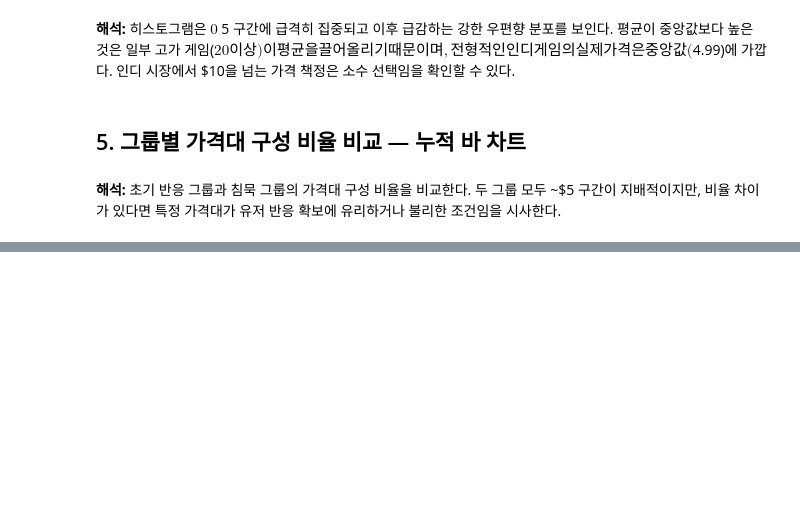
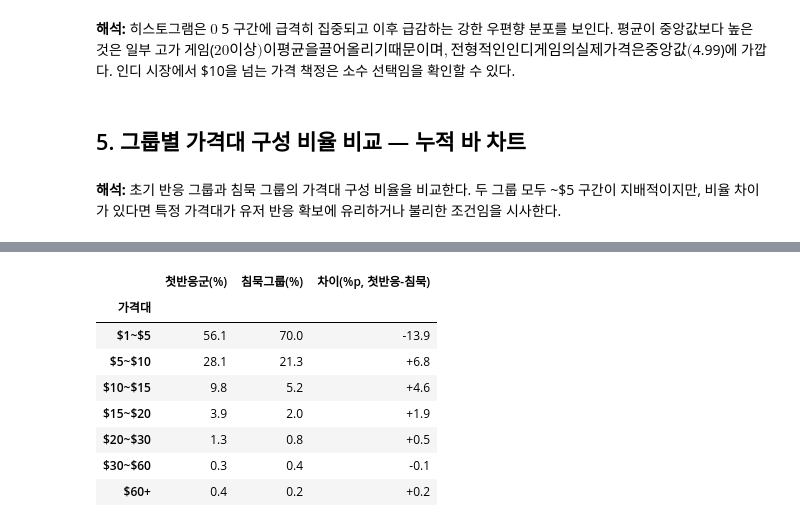
Before and after one commit to jinnyjinnyjinjin/steam-indie-game-analysis, a Jupyter notebook: src/notebooks/jin/20_price_distribution.ipynb, the cells around one changed output, grey strips where cells are left out. Drawn from its saved outputs; the diff is of its cells as text; code cells hidden in the pictures; blank space fills up the shorter version.

```diff
--- a/src/notebooks/jin/20_price_distribution.ipynb
+++ b/src/notebooks/jin/20_price_distribution.ipynb
@@ -239,0 +250,76 @@ fig.show()
+# %%
+# 첫 반응군 필터링
+first = df_response[
+    (df_response['total_reviews'] >= 10) & (df_response['total_reviews'] <= 49)
+].copy()
+
+df_silence_local = df_silence.copy()
+
+for subset in [first, df_silence_local]:
+    subset['price'] = pd.to_numeric(subset['price'], errors='coerce')
+
+first           = first.dropna(subset=['price'])
+df_silence_local = df_silence_local.dropna(subset=['price'])
+
+first['price_range']            = pd.cut(first['price'],            bins=PRICE_BINS, labels=PRICE_LABELS, right=False)
+df_silence_local['price_range'] = pd.cut(df_silence_local['price'], bins=PRICE_BINS, labels=PRICE_LABELS, right=False)
+
+total_first   = len(first)
+total_silence = len(df_silence_local)
+
+first_dist   = (first.groupby('price_range', observed=True)['appid'].count() / total_first   * 100).rename('first_rate')
+silence_dist = (df_silence_local.groupby('price_range', observed=True)['appid'].count() / total_silence * 100).rename('silence_rate')
+
+plot_df = pd.DataFrame({'first_rate': first_dist, 'silence_rate': silence_dist}).reset_index()
+plot_df['diff'] = (plot_df['first_rate'] - plot_df['silence_rate']).round(1)
+
+fig = go.Figure()
+
+# 첫 반응군 바
+fig.add_trace(go.Bar(
+    x=plot_df['price_range'].astype(str),
+    y=plot_df['first_rate'].round(1),
+    name='첫 반응군 비율',
+    marker_color='#4C72B0',
+    text=plot_df['first_rate'].apply(lambda v: f'{v:.1f}%'),
+    textposition='outside',
+    hovertemplate='<b>%{x}</b><br>첫 반응군: %{y:.1f}%<extra></extra>',
+))
+
+# 침묵 그룹 기준선 마커
+fig.add_trace(go.Scatter(
+    x=plot_df['price_range'].astype(str),
+    y=plot_df['silence_rate'].round(1),
+    mode='markers',
+    name='침묵 그룹 비율',
+    marker=dict(symbol='line-ns', size=14, color='#C44E52', line=dict(width=2.5, color='#C44E52')),
+    hovertemplate='<b>%{x}</b><br>침묵 그룹: %{y:.1f}%<extra></extra>',
+))
+
+fig.update_layout(
+    title=(
+        f'첫 반응군 가격대 분포 vs 침묵 그룹 기준선<br>'
+        f'<sub>첫 반응군 {total_first:,}개 (리뷰 10~49개) / 침묵 그룹 {total_silence:,}개 / |: 침묵 그룹 비율 기준선</sub>'
+    ),
+    xaxis_title='가격대',
+    yaxis_title='게임 비율 (%)',
+    height=460,
+    plot_bgcolor='#FAFAFA',
+    legend=dict(orientation='h', yanchor='bottom', y=1.02, xanchor='right', x=1),
+)
+fig.show()
+
+print(f'첫 반응군 중앙값 가격: ${first["price"].median():.2f}')
+print(f'침묵 그룹 중앙값 가격: ${df_silence_local["price"].median():.2f}')
+print()
+display(
+    plot_df.rename(columns={
+        'price_range': '가격대',
+        'first_rate': '첫반응군(%)',
+        'silence_rate': '침묵그룹(%)',
+        'diff': '차이(%p, 첫반응-침묵)',
+    })
+    .set_index('가격대')
+    .style.format({'첫반응군(%)': '{:.1f}', '침묵그룹(%)': '{:.1f}', '차이(%p, 첫반응-침묵)': '{:+.1f}'})
+)
+# %% [output]
@@ -239,0 +328,9 @@ fig.show()
+|  | 첫반응군(%) | 침묵그룹(%) | 차이(%p, 첫반응-침묵) |
+| 가격대 |  |  |  |
+| $1~$5 | 56.1 | 70.0 | -13.9 |
+| $5~$10 | 28.1 | 21.3 | +6.8 |
+| $10~$15 | 9.8 | 5.2 | +4.6 |
+| $15~$20 | 3.9 | 2.0 | +1.9 |
+| $20~$30 | 1.3 | 0.8 | +0.5 |
+| $30~$60 | 0.3 | 0.4 | -0.1 |
+| $60+ | 0.4 | 0.2 | +0.2 |
```
Also changed, not shown: parts of 3 cells of this notebook, 12 other files.
